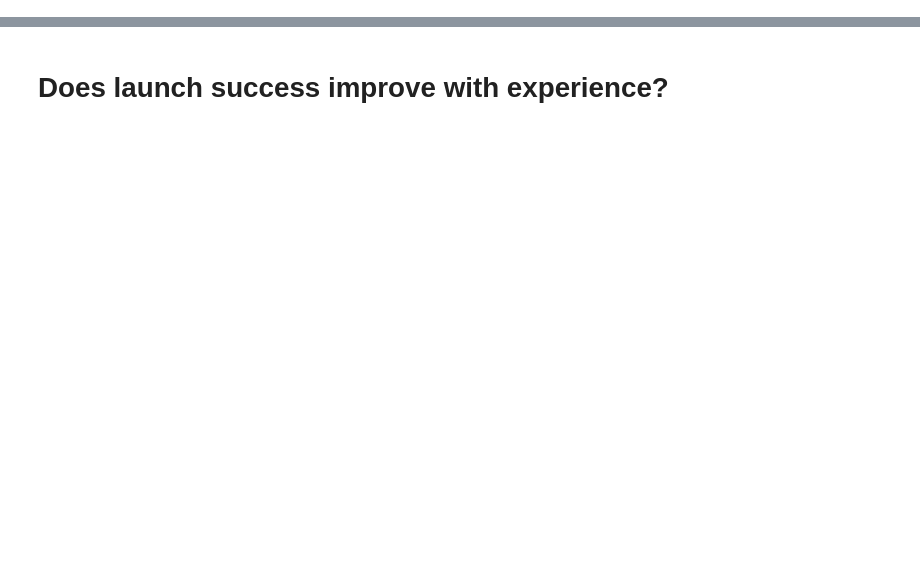
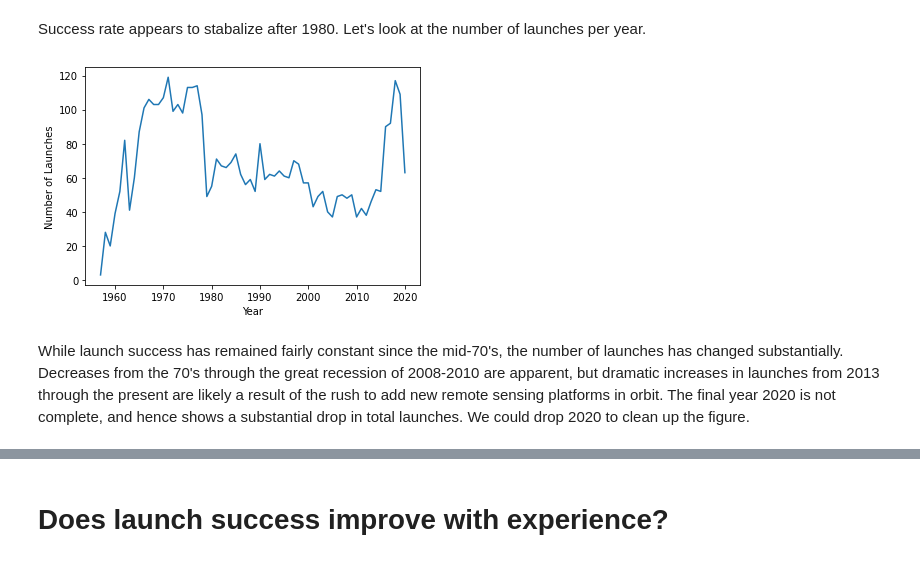
Before and after one commit to rdinman/Udacity_Proj1_SpaceFlight, a Jupyter notebook: Project1 SpaceFlights.ipynb, the cells around one changed output, grey strips where cells are left out. Saved outputs shown, nothing was run; the diff lists cells and outputs as text; code cells hidden in the pictures; blank space fills up the shorter version.

```diff
--- a/Project1 SpaceFlights.ipynb
+++ b/Project1 SpaceFlights.ipynb
@@ -287,0 +139,12 @@ R2 test score is super low. We will need additional stats to determine if week o
+# %% [markdown]
+Success rate appears to stabalize after 1980. Let's look at the number of launches per year.
+# %%
+# Plot launches by year
+YEAR_df.sort_values(by=['YEAR']).Launches.plot(kind="line", use_index=True)
+plt.xlabel('Year')
+plt.ylabel('Number of Launches')
+plt.show()
+# %% [output]
+[figure, added]
+# %% [markdown]
+While launch success has remained fairly constant since the mid-70's, the number of launches has changed substantially. Decreases from the 70's through the great recession of 2008-2010 are apparent, but dramatic increases in launches from 2013 through the present are likely a result of the rush to add new remote sensing platforms in orbit. The final year 2020 is not complete, and hence shows a substantial drop in total launches. We could drop 2020 to clean up the figure.
```
Also changed, not shown: parts of 67 cells of this notebook, 10 other files.
